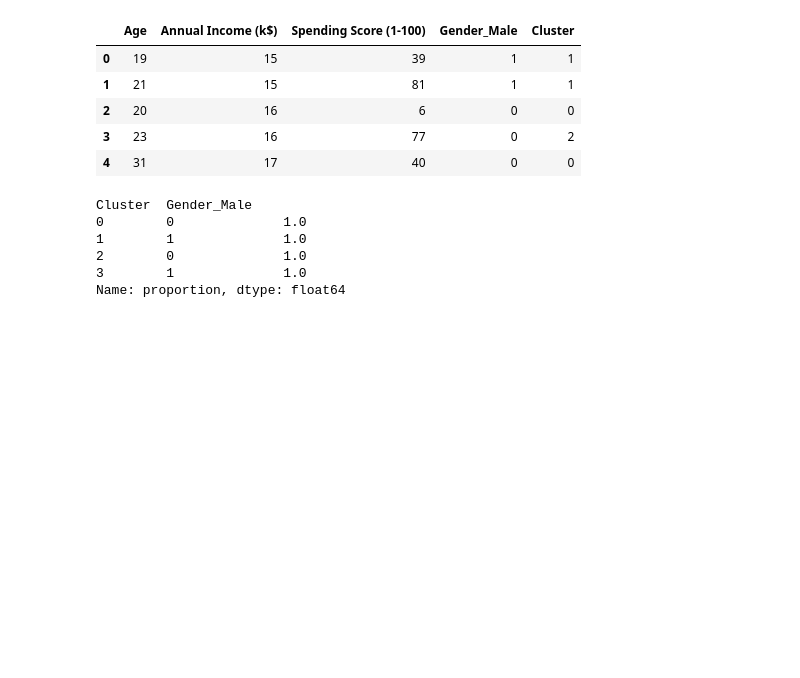
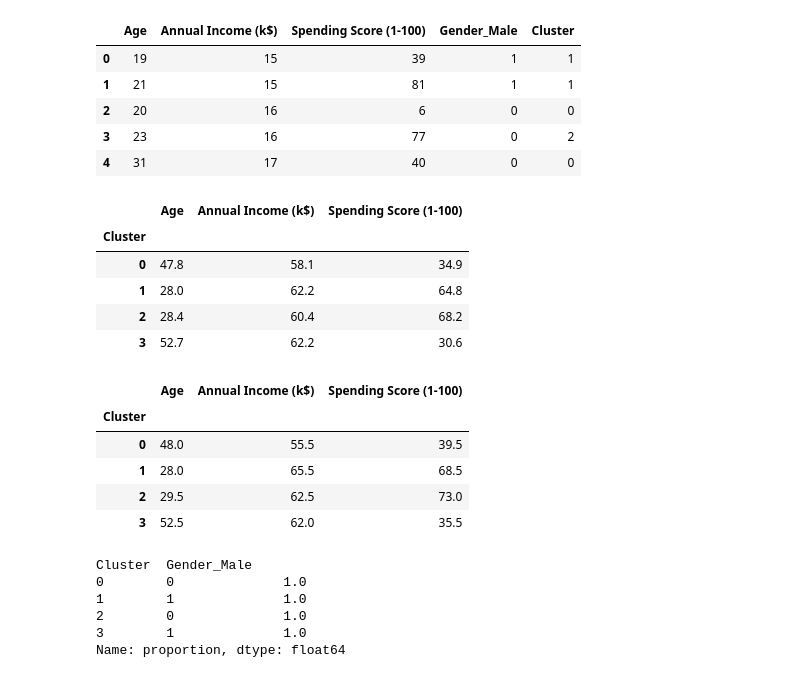
Before and after one commit to lacastrilf/Workshops-Machine-Learning, a Jupyter notebook: 03_Workshop/mall_customers_clustering.ipynb, the cells around one changed output. Saved outputs shown, nothing was run; the diff lists cells and outputs as text; code cells hidden in the pictures; blank space fills up the shorter version.

```diff
--- a/03_Workshop/mall_customers_clustering.ipynb
+++ b/03_Workshop/mall_customers_clustering.ipynb
@@ -415,10 +456,26 @@ df.head()
 | 3 | 23 | 16 | 77 | 0 | 2 |
 | 4 | 31 | 17 | 40 | 0 | 0 |
 # %%
-df.groupby("Cluster")[["Age", "Annual Income (k$)", "Spending Score (1-100)"]].mean()
-df.groupby("Cluster")[["Age", "Annual Income (k$)", "Spending Score (1-100)"]].median()
-df.groupby("Cluster")["Gender_Male"].value_counts(normalize=True)
+from IPython.display import display
+
+cols = ["Age", "Annual Income (k$)", "Spending Score (1-100)"]
+
+display(df.groupby("Cluster")[cols].mean().round(1))
+display(df.groupby("Cluster")[cols].median())
+display(df.groupby("Cluster")["Gender_Male"].value_counts(normalize=True))
 # %% [output]
+|  | Age | Annual Income (k$) | Spending Score (1-100) |
+| Cluster |  |  |  |
+| 0 | 47.8 | 58.1 | 34.9 |
+| 1 | 28.0 | 62.2 | 64.8 |
+| 2 | 28.4 | 60.4 | 68.2 |
+| 3 | 52.7 | 62.2 | 30.6 |
+|  | Age | Annual Income (k$) | Spending Score (1-100) |
+| Cluster |  |  |  |
+| 0 | 48.0 | 55.5 | 39.5 |
+| 1 | 28.0 | 65.5 | 68.5 |
+| 2 | 29.5 | 62.5 | 73.0 |
+| 3 | 52.5 | 62.0 | 35.5 |
 Cluster  Gender_Male
 0        0              1.0
 1        1              1.0
```
Also changed, not shown: parts of 27 cells of this notebook.
